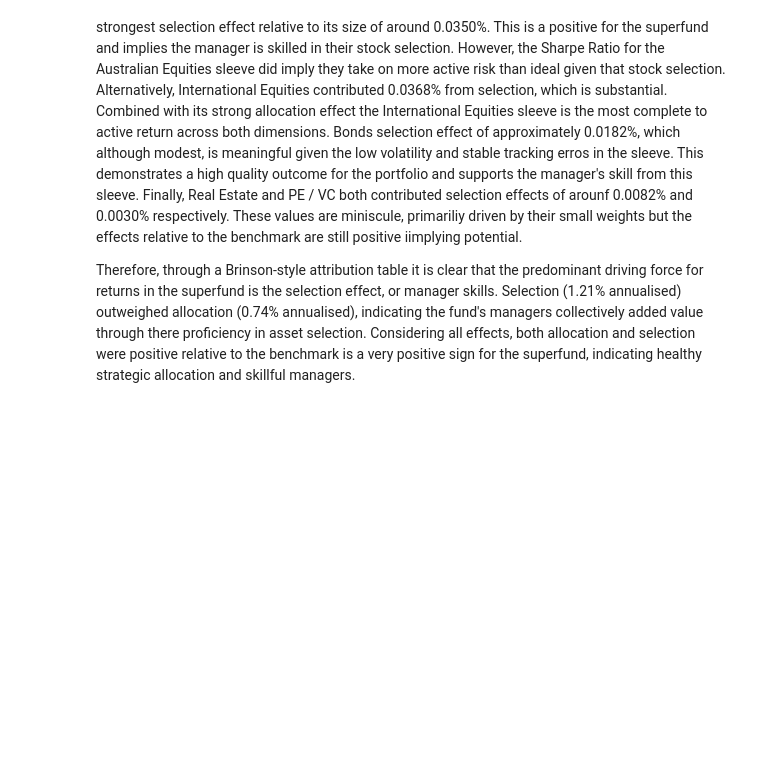
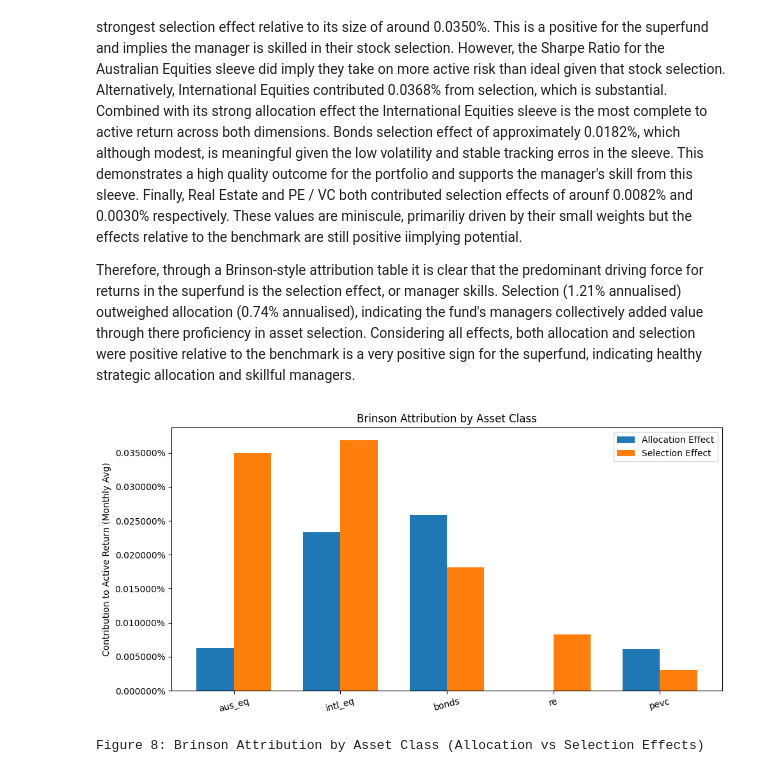
Before and after one commit to afperry2/FINM3422-Group-8-Task-2, a Jupyter notebook: notebook/multi-asset_portfolio_performance_report.ipynb, the cells around one changed output. Saved outputs shown, nothing was run; the diff lists cells and outputs as text; code cells hidden in the pictures; blank space fills up the shorter version.

Commit message:
brinson graph and key takeaways

```diff
--- a/notebook/multi-asset_portfolio_performance_report.ipynb
+++ b/notebook/multi-asset_portfolio_performance_report.ipynb
@@ -439,3 +439,24 @@ The allocation effect measures the value added from the TAA weights deviating fr
 The selection effect measures the managers' skills in outperforming their own sleeve benchmarks regardless of the weighting - purely off the basis of their choices. Australian Equities had the strongest selection effect relative to its size of around 0.0350%. This is a positive for the superfund and implies the manager is skilled in their stock selection. However, the Sharpe Ratio for the Australian Equities sleeve did imply they take on more active risk than ideal given that stock selection. Alternatively, International Equities contributed 0.0368% from selection, which is substantial. Combined with its strong allocation effect the International Equities sleeve is the most complete to active return across both dimensions. Bonds selection effect of approximately 0.0182%, which although modest, is meaningful given the low volatility and stable tracking erros in the sleeve. This demonstrates a high quality outcome for the portfolio and supports the manager's skill from this sleeve. Finally, Real Estate and PE / VC both contributed selection effects of arounf 0.0082% and 0.0030% respectively. These values are miniscule, primariliy driven by their small weights but the effects relative to the benchmark are still positive iimplying potential.
 
 Therefore, through a Brinson-style attribution table it is clear that the predominant driving force for returns in the superfund is the selection effect, or manager skills. Selection (1.21% annualised) outweighed allocation (0.74% annualised), indicating the fund's managers collectively added value through there proficiency in asset selection. Considering all effects, both allocation and selection were positive relative to the benchmark is a very positive sign for the superfund, indicating healthy strategic allocation and skillful managers.
+# %%
+fig, ax = plt.subplots(figsize=(10, 5))
+x = range(len(summary))
+width = 0.35
+
+ax.bar([i - width/2 for i in x], summary["Allocation Effect"], width, label="Allocation Effect")
+ax.bar([i + width/2 for i in x], summary["Selection Effect"],  width, label="Selection Effect")
+
+ax.set_xticks(list(x))
+ax.set_xticklabels(summary.index, rotation=15)
+ax.axhline(0, color="black", linewidth=0.8)
+ax.yaxis.set_major_formatter(plt.FuncFormatter(lambda v, _: f"{v:7%}"))
+ax.set_title("Brinson Attribution by Asset Class")
+ax.set_ylabel("Contribution to Active Return (Monthly Avg)")
+ax.legend()
+plt.tight_layout()
+plt.show()
+print("\nFigure 8: Brinson Attribution by Asset Class (Allocation vs Selection Effects)")
+# %% [output]
+[figure, added]
+Figure 8: Brinson Attribution by Asset Class (Allocation vs Selection Effects)
```
Also changed, not shown: parts of 1 cell of this notebook.
